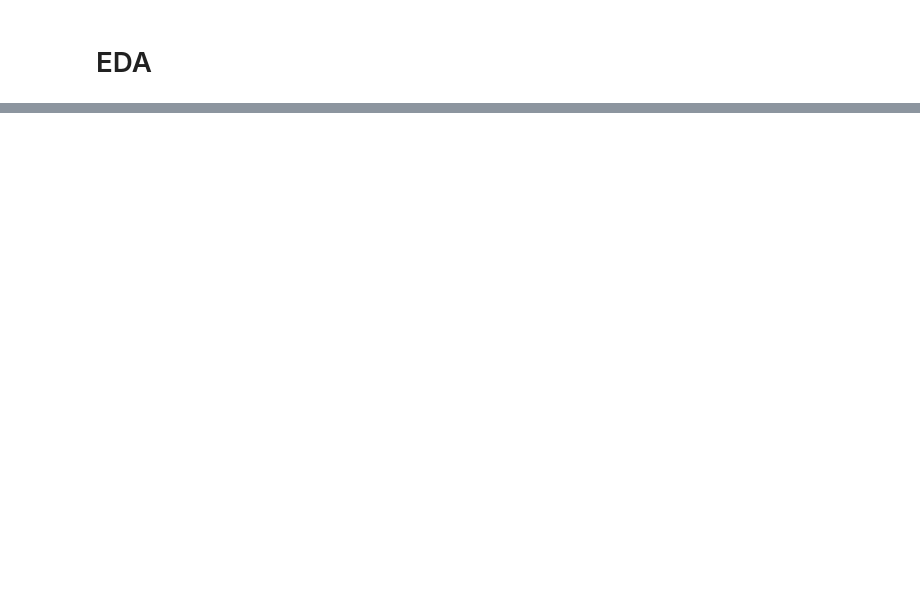
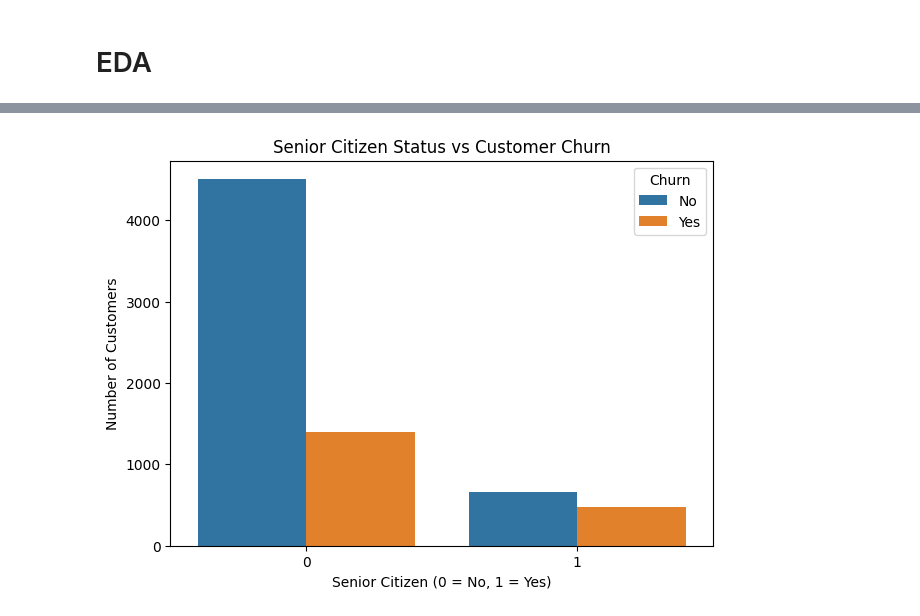
Before and after one commit to dhungarg/Customer-Churn-Prediction, a Jupyter notebook: notebooks/01_Data_Cleaning&EDA.ipynb, the cells around one changed output, grey strips where cells are left out. Saved outputs shown, nothing was run; the diff lists cells and outputs as text; code cells hidden in the pictures; blank space fills up the shorter version.

```diff
--- a/notebooks/01_Data_Cleaning&EDA.ipynb
+++ b/notebooks/01_Data_Cleaning&EDA.ipynb
@@ -126,0 +310,11 @@ plt.show()
+# %%
+plt.figure(figsize=(7,5))
+
+sns.countplot(x="SeniorCitizen", hue="Churn", data=df)
+
+plt.title("Senior Citizen Status vs Customer Churn")
+plt.xlabel("Senior Citizen (0 = No, 1 = Yes)")
+plt.ylabel("Number of Customers")
+plt.show()
+# %% [output]
+[figure, added]
```
Also changed, not shown: parts of 39 cells of this notebook.
